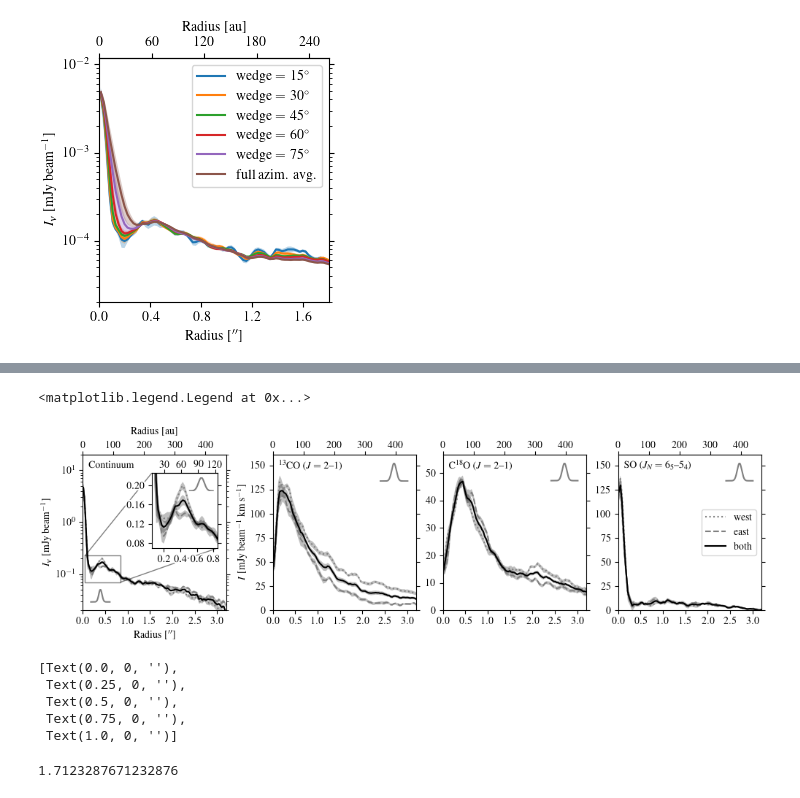
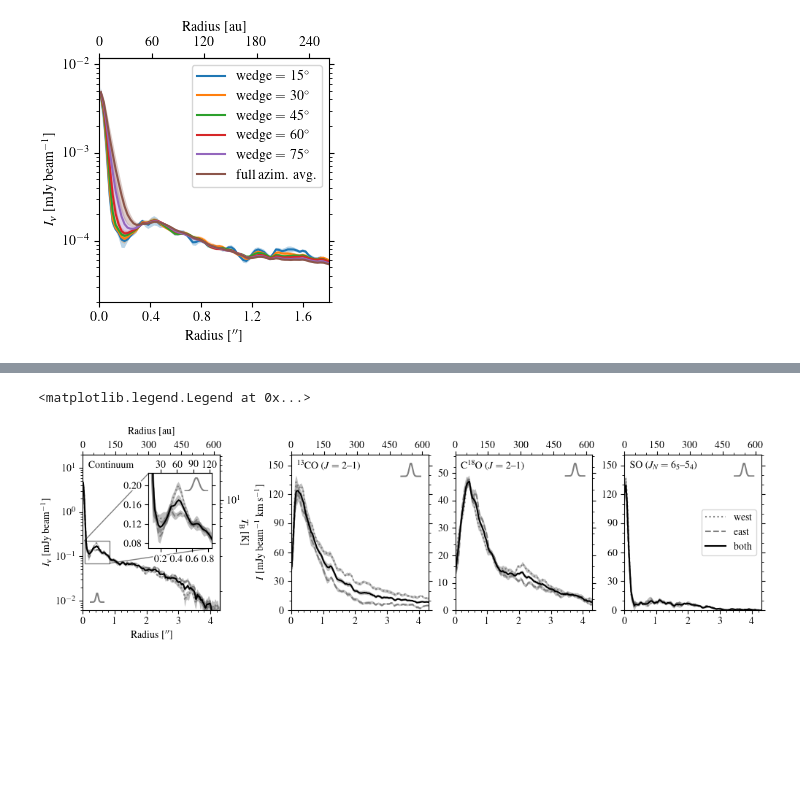
Before and after one commit to yyamato-as/edisk-L1489IRS, a Jupyter notebook: figure_for_paper.ipynb, the cells around one changed output, grey strips where cells are left out. Saved outputs shown, nothing was run; the diff lists cells and outputs as text; code cells hidden in the pictures; blank space fills up the shorter version.

```diff
--- a/figure_for_paper.ipynb
+++ b/figure_for_paper.ipynb
@@ -25,7 +25,7 @@ incl = source_dict[source]["incl"]
 distance = source_dict[source]["distance"]
 vsys = source_dict[source]["vsys"]
 vrange = 6
-nu0 = 220e9
+nu0 = source_dict[source]["cont_nu0"]
 
 def arcsec2au(r):
     return r * distance
@@ -49,7 +49,7 @@ def add_beam_profile(ax, beam, width_aspect=0.2, loc="upper right", aspect=0.6):
     insax.plot(x, y, color="grey")
     insax.axis("off")
 
-contimagename = "/works/yamato/eDisk/L1489IRS/ALMA_pipeline_calibrated_data/L1489IRS_SBLB_continuum_robust_1.0.image.tt0.fits"
+contimagename = "/works/yamato/eDisk/L1489IRS/try1/trial_image_backup/L1489IRS_SBLB_continuum_robust_1.0.image.tt0.fits"
 
 # continuum rms
 contimage = FitsImage(contimagename)
@@ -797,7 +834,7 @@ fig.savefig(au.figurepath + "SO_maps.pdf", bbox_inches="tight", pad_inches=0.01)
 # %%
 ### radial profiles
 
-
+au.VADPpath = "./VADP/"
 
 
 
@@ -829,14 +866,16 @@ for i, line in enumerate(lines):
         ls = "solid" if side == "" else "dotted" if side == "West" else "dashed"
         ax.plot(r, I, color=color, ls=ls, label=side.lower() if side != "" else "both")
         ax.fill_between(r, I-dI, I+dI, alpha=0.25, facecolor="black", edgecolor=None)
-        ax.set(xlim=(0, 3.2))
+        ax.set(xlim=(0, 4.3))
 
     topax = ax.secondary_xaxis("top", functions=(arcsec2au, au2arcsec))
-    topax.xaxis.set_major_locator(ticker.MultipleLocator(100))
     topax.tick_params(axis='x', which='major', pad=1)
-    ax.xaxis.set_major_locator(ticker.MultipleLocator(0.5))
+    topax.xaxis.set_major_locator(ticker.MultipleLocator(150))
+    topax.xaxis.set_minor_locator(ticker.MultipleLocator(50))
+    ax.xaxis.set_major_locator(ticker.MultipleLocator(1))
+    ax.xaxis.set_minor_locator(ticker.MultipleLocator(0.2))
     # ax.minorticks_on()
-    ax.tick_params(top=False)
+    ax.tick_params(top=False, which="both")
 
 
     if line == "continuum":
@@ -885,7 +924,22 @@ for i, line in enumerate(lines):
             insax.plot(r, I, color=color, ls=ls)
             insax.fill_between(r, I-dI, I+dI, alpha=0.25, facecolor="black", edgecolor=None)
         ax.indicate_inset_zoom(insax, edgecolor="black")
+        ax.set(ylim=(6e-3, 2e1))
         add_beam_profile(insax, beam=4*np.diff(r).mean(), aspect=0.5, width_aspect=0.3)
+
+        def jypb2K(I):
+            return au.jypb_to_K(I*1e-3, nu0, contimage.beam[:2])
+
+        def K2jypb(I):
+            return au.K_to_jypb(I, nu0, contimage.beam[:2])
+
+        rightax = ax.secondary_yaxis("right", functions=(jypb2K, K2jypb))
+        ax.tick_params(which="both", right=False)
+        rightax.set_ylabel("$T_\mathrm{B}$ [K]", labelpad=7, rotation=270)
+
+
+        # l, b, w, h = ax.get_position().bounds
+        # ax.set_position([l - 0.1*w, b, w, h])
     else:
         ax.set(ylim=(0.0, ax.get_ylim()[1]*1.1), yscale="linear")
         ax.annotate(
@@ -894,45 +948,40 @@ for i, line in enumerate(lines):
             xycoords="axes fraction",
             color="black",
             ha="left",
             va="center",
             path_effects=[pe.Stroke(linewidth=3, foreground="white"), pe.Normal()],
         )
         add_beam_profile(ax, beam=4*np.diff(r).mean(), loc="upper right")
+        ax.yaxis.set_major_locator(ticker.MaxNLocator(6))
+        ax.yaxis.set_minor_locator(ticker.MaxNLocator(18))
+        # ax.minorticks_on()
 
     # ax_list.append(ax)
 
 # axes[0].get_shared_y_axes().join(axes[0], *axes)
 # axes[2].sharey(axes[1])
 # axes[3].sharey(axes[1])
 axes[1].set(ylabel="$I$ [mJy beam$^{-1}$ km s$^{-1}$]")#, xlabel="Radius [$^{\prime\prime}$]")
 axes[3].legend(loc="center right")
+
 
 # ax = axes[3]
 # beam = 4*np.diff(r).mean()
 # xmin, xmax = ax.get_xlim()
 # width = 5*beam / (xmax - xmin)
 # height = width * 0.6
 # insax = ax.inset_axes([0.95-width, 0.95-height, width, height])
 # x = np.arange(-0.5, 0.5, 0.001)
 # from analysis_utils import FWHM_to_sigma
 # beam_sigma = FWHM_to_sigma(0.2)
 # y = np.exp(- x**2/(2*beam_sigma**2))
 # insax.plot(x, y, color="grey")
 # insax.axis("off")
+
+
+#
 # %% [output]
 <matplotlib.legend.Legend at 0x...>
-[figure, old version]
+[figure, new version]
 # %%
 fig.savefig("./figure/radial_emission_profile.pdf", bbox_inches="tight", pad_inches=0.01)
-# %%
-insax.get_xticklabels()
-# %% [output]
-[Text(0.0, 0, ''),
- Text(0.25, 0, ''),
- Text(0.5, 0, ''),
- Text(0.75, 0, ''),
- Text(1.0, 0, '')]
-# %%
-250/146
-# %% [output]
-1.7123287671232876
```
Also changed, not shown: parts of 18 cells of this notebook, 48 other files.
